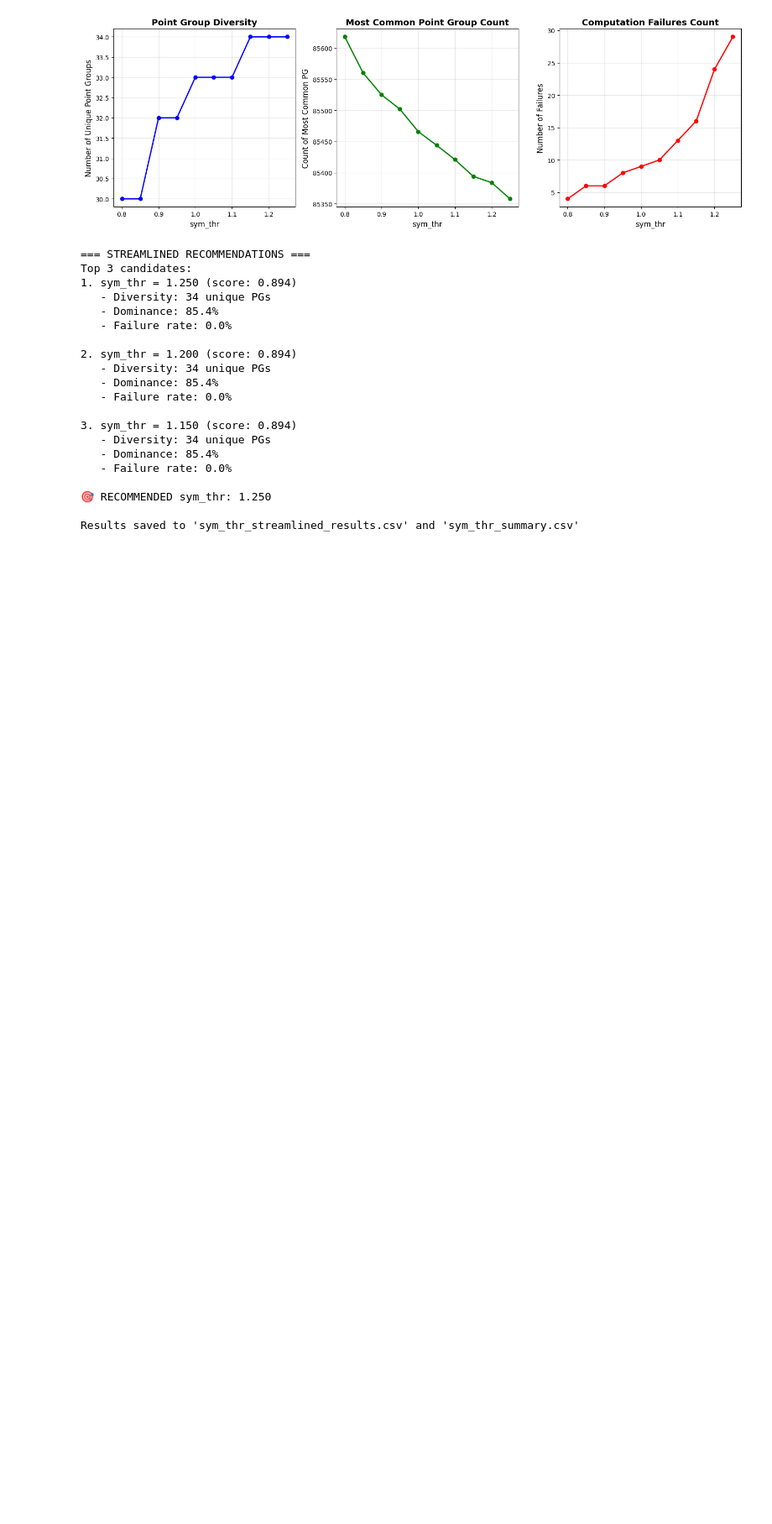
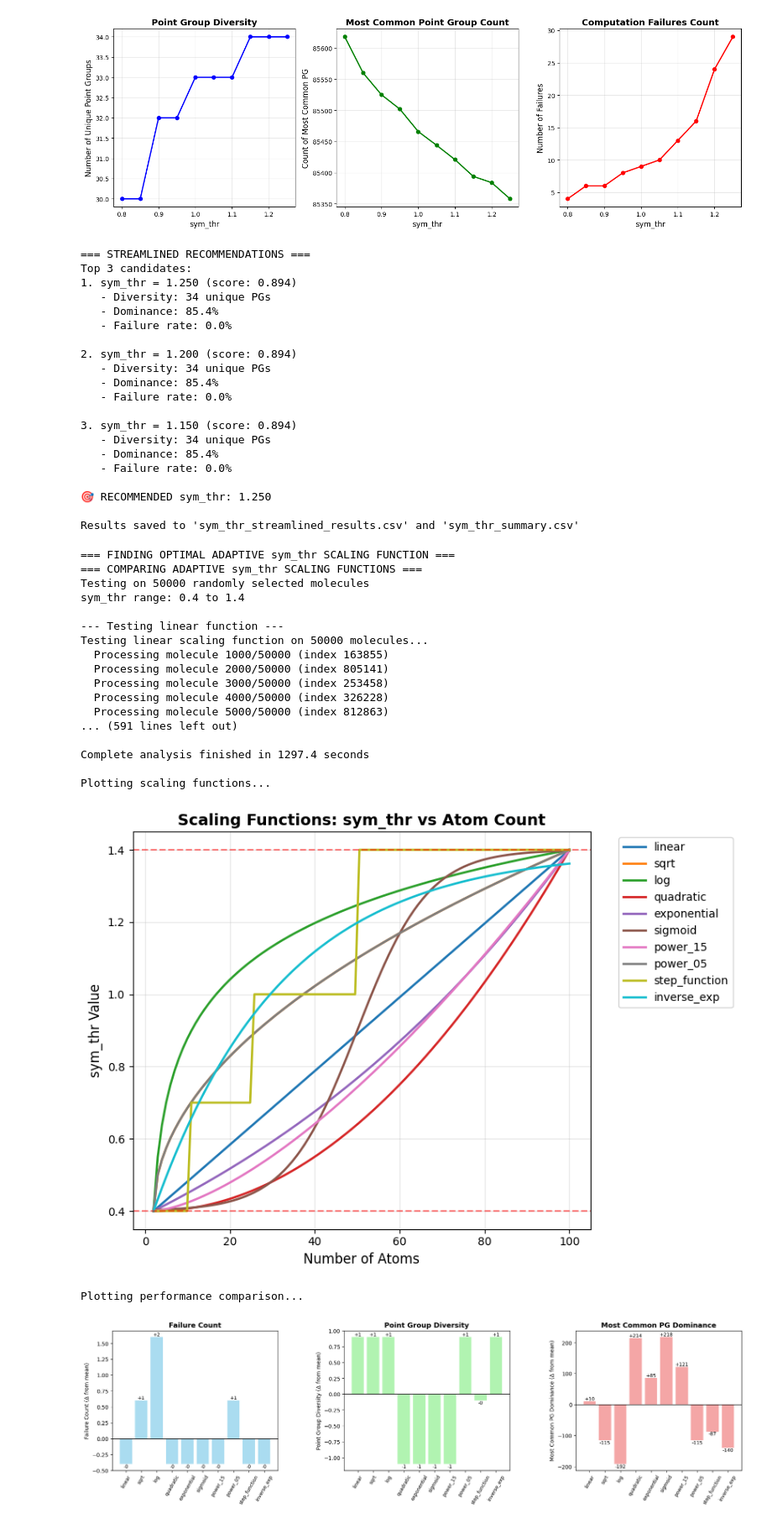
Before and after one commit to Nr-1000101/hidra, a Jupyter notebook: point_group_symmetry_analysis/experiments.ipynb, the cells around one changed output. Shown at 84% size. Drawn from its saved outputs; the diff is of its cells as text; code cells hidden in the pictures; blank space fills up the shorter version.

```diff
--- a/point_group_symmetry_analysis/experiments.ipynb
+++ b/point_group_symmetry_analysis/experiments.ipynb
@@ -325,0 +574,28 @@ Results saved to 'sym_thr_streamlined_results.csv' and 'sym_thr_summary.csv'
+# %%
+best_func, functions, performance = find_optimal_adaptive_sym_thr(
+    "mol3d_data/molecules3d_million_1.h5",
+    n_test_molecules=50000,
+    min_sym_thr=0.4,
+    max_sym_thr=1.4
+)
+# %% [output]
+=== FINDING OPTIMAL ADAPTIVE sym_thr SCALING FUNCTION ===
+=== COMPARING ADAPTIVE sym_thr SCALING FUNCTIONS ===
+Testing on 50000 randomly selected molecules
+sym_thr range: 0.4 to 1.4
+
+--- Testing linear function ---
+Testing linear scaling function on 50000 molecules...
+  Processing molecule 1000/50000 (index 163855)
+  Processing molecule 2000/50000 (index 805141)
+  Processing molecule 3000/50000 (index 253458)
+  Processing molecule 4000/50000 (index 326228)
+  Processing molecule 5000/50000 (index 812863)
+... (591 lines left out)
+
+Complete analysis finished in 1297.4 seconds
+
+Plotting scaling functions...
+[figure, added]
+Plotting performance comparison...
+[figure, added]
```
Also changed, not shown: parts of 2 cells of this notebook.
